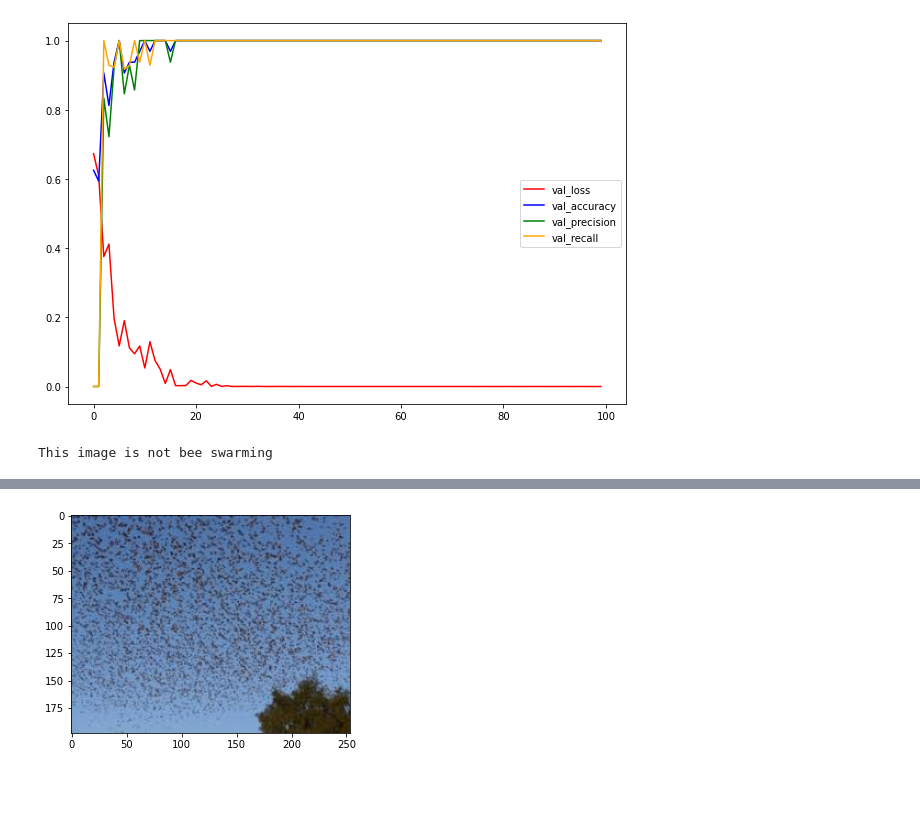
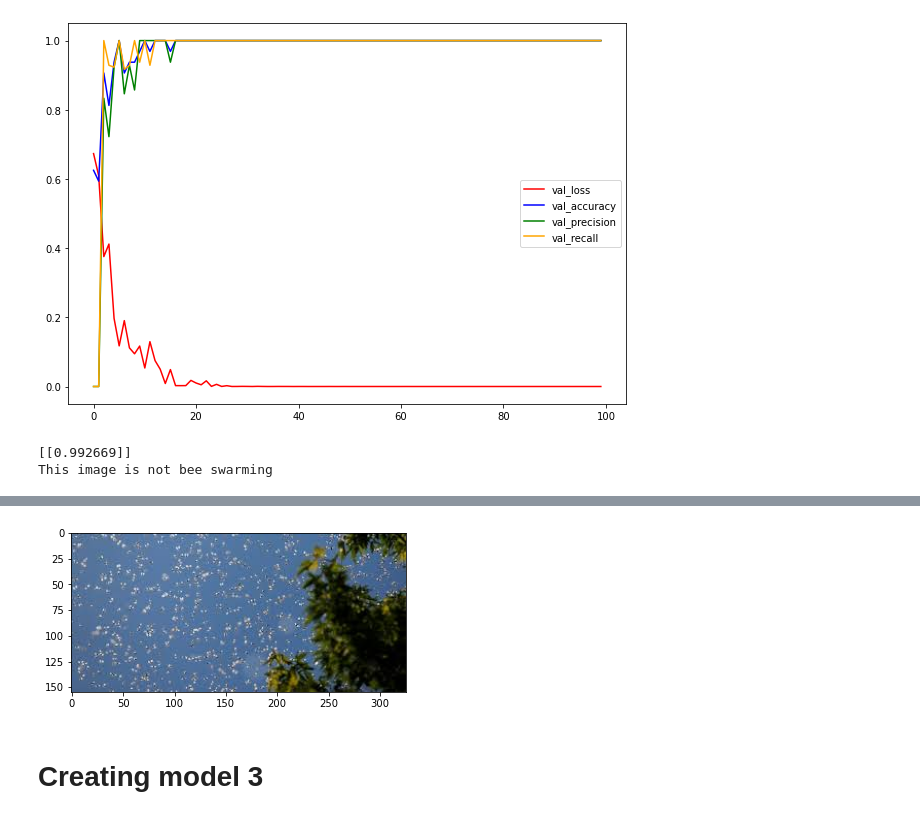
Before and after one commit to AndriievskyiN/bee_swarming_detection, a Jupyter notebook: main.ipynb, the cells around one changed output, grey strips where cells are left out. Drawn from its saved outputs; the diff is of its cells as text; code cells hidden in the pictures; blank space fills up the shorter version.

Commit message:
adding 3rd model, and a telegram bot to classify images

```diff
--- a/main.ipynb
+++ b/main.ipynb
@@ -75,8 +76,8 @@ batch = data.as_numpy_iterator().next()
 # Splitting the data
 # %%
 # Setting the size of train, validation and test sets
-train_size = int(0.8 * len(data))
-val_size = int(0.1 * len(data))
+train_size = int(0.7 * len(data))
+val_size = int(0.2 * len(data))
 test_size = int(0.1 * len(data))
 print(train_size, val_size, test_size)
 # %% [output]
@@ -232,7 +232,7 @@ model2.compile(
 )
 
 # Add callbacks for the second model
-callbacks2 = tf.keras.callbacks.TensorBoard(log_dir=logs2)
+callbacks2 = tf.keras.callbacks.TensorBoard(log_dir=logs)
 
 # Fit the model
 hist2 = model2.fit(train_data, validation_data=val_data, epochs=100, callbacks=[callbacks2])
@@ -305,20 +310,21 @@ plt.legend();
 [figure]
 # %%
 # Predicting on random bee swarming images from the internet
-def predict_bee_swarming(img_path):
+def predict_bee_swarming(model, img_path):
     img = cv2.imread(img_path)
     plt.imshow(cv2.cvtColor(img, cv2.COLOR_BGR2RGB))
     # Resizing the image
     resized = tf.image.resize(img, (256,256))
 
     # Actually classifying the image
-    yhat = model2.predict(tf.expand_dims(resized/255, axis=0))
-
+    yhat = model.predict(tf.expand_dims(resized/255, axis=0))
+    print(yhat)
     if yhat < 0.5:
+        print("This image is bee swarming")
+    else:
         print("This image is not bee swarming")
-    else:
-        print("This image is bee swarming")
 # %%
-predict_bee_swarming("/Users/andriievskyi/Downloads/images-4.jpeg")
+predict_bee_swarming(model2, "images_for_test/images-3.jpeg")
 # %% [output]
+[[0.992669]]
 This image is not bee swarming
@@ -325 +332,3 @@ This image is not bee swarming
-[figure, old version]
+[figure, new version]
+# %% [markdown]
+# Creating model 3
```
Also changed, not shown: parts of 36 cells of this notebook, 22 other files.
